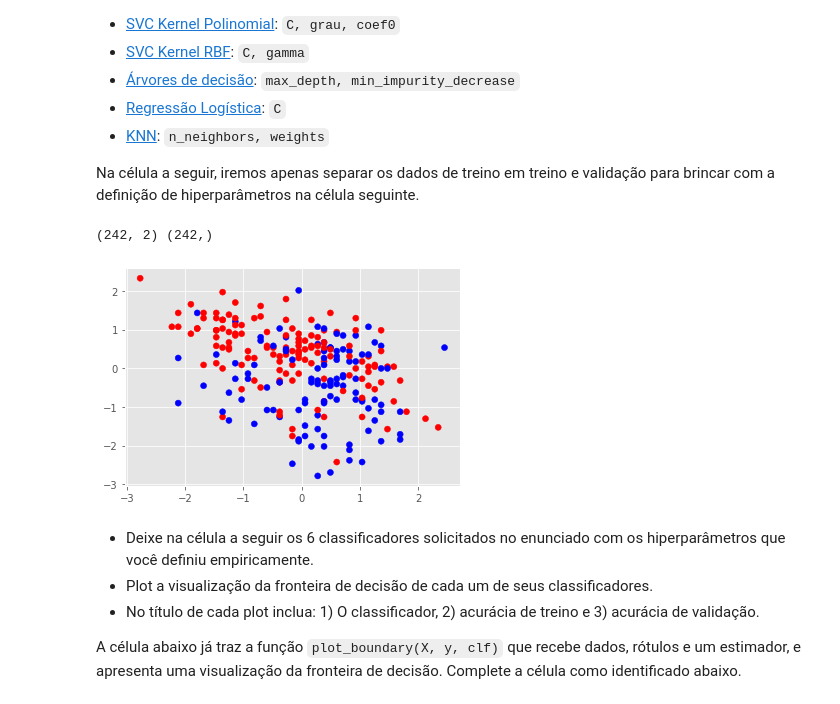
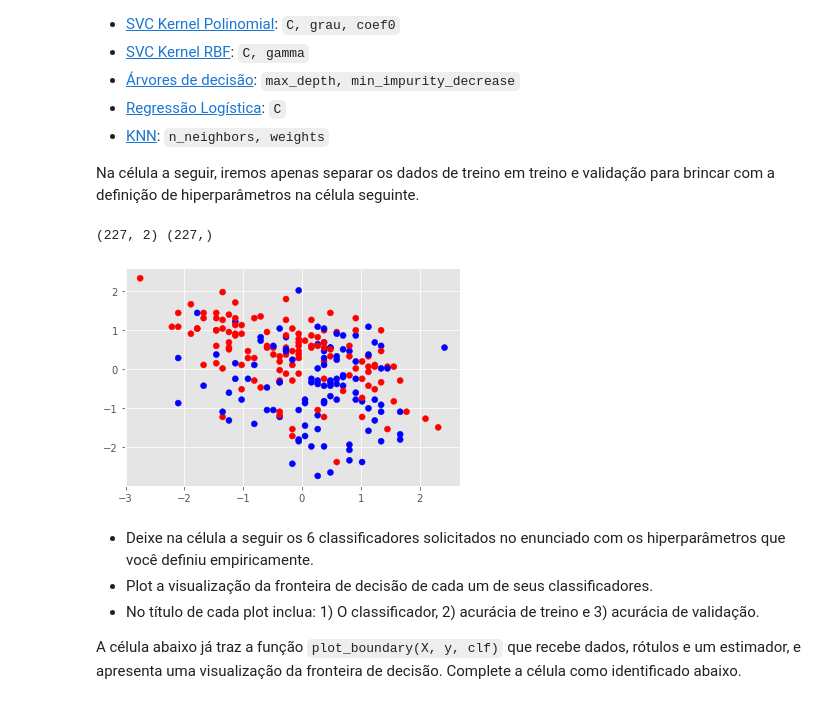
Before and after one commit to GustavoLR548/IA-GLR, a Jupyter notebook: Exercicios/Exercício #7 Classificação/Exercício_Classificação.ipynb, the cells around one changed output. Saved outputs shown, nothing was run; the diff lists cells and outputs as text; code cells hidden in the pictures.

```diff
--- a/Exercicios/Exercício #7 Classificação/Exercício_Classificação.ipynb
+++ b/Exercicios/Exercício #7 Classificação/Exercício_Classificação.ipynb
@@ -53,11 +53,15 @@ heart_disease.head()
 X = heart_disease.drop("target", axis=1).to_numpy()
 y = heart_disease["target"]
 
-## TODO separe em treino e teste
-# ...
+Xtrain, Xtest, ytrain, ytest = train_test_split(X,y)
 
-## TODO normalize os dados
-# ...
+scaler = StandardScaler()
+
+Xtrain_normalized = scaler.fit_transform(Xtrain)
+Xtest_normalized  = scaler.transform(Xtest)
+
+Xtrain = Xtrain_normalized
+Xtest  = Xtest_normalized
 # %% [markdown]
 ## Q2. Classificação com 2 atributos
 
@@ -76,18 +80,18 @@ Você deve testar pelo menos os seguintes modelos e hiperparâmetros:
 Na célula a seguir, iremos apenas separar os dados de treino em treino e validação para brincar com a definição de hiperparâmetros na célula seguinte.
 # %%
 ## TODO Selecione as dimensões de idade e batimentos máximos (só descomentar se Xtrain e ytrain já foram definidos)
-# X2d = Xtrain[:, [0, 7]]
-# y2d = ytrain
+X2d = Xtrain[:, [0, 7]]
+y2d = ytrain
 
 ## TODO Visualize a distribuição (só descomentar)
-# plt.scatter(X2d[:, 0], X2d[:, 1], c=y2d, cmap='bwr')
-# print(X2d.shape, y2d.shape)
+plt.scatter(X2d[:, 0], X2d[:, 1], c=y2d, cmap='bwr')
+print(X2d.shape, y2d.shape)
 
 ## TODO Separar os dados (X2d, y2d) em treino e validação (X2d_train, X2d_val, y2d_train, y2d_val)
-# ...
+X2d_train, X2d_val, y2d_train, y2d_val = train_test_split(X2d,y2d)
 # %% [output]
-(242, 2) (242,)
+(227, 2) (227,)
-[figure, old version]
+[figure, new version]
 # %% [markdown]
 * Deixe na célula a seguir os 6 classificadores solicitados no enunciado com os hiperparâmetros que você definiu empiricamente.
 * Plot a visualização da fronteira de decisão de cada um de seus classificadores.
```
Also changed, not shown: parts of 1 cell of this notebook.
